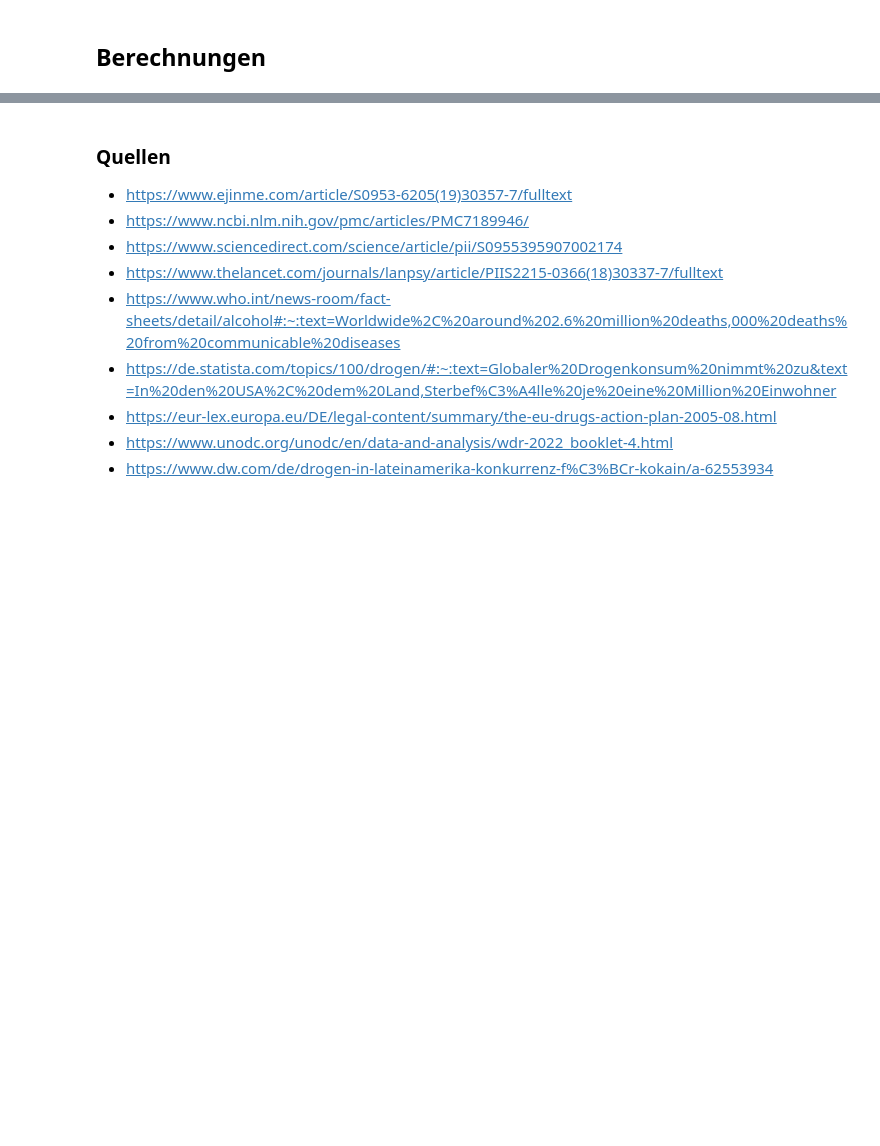
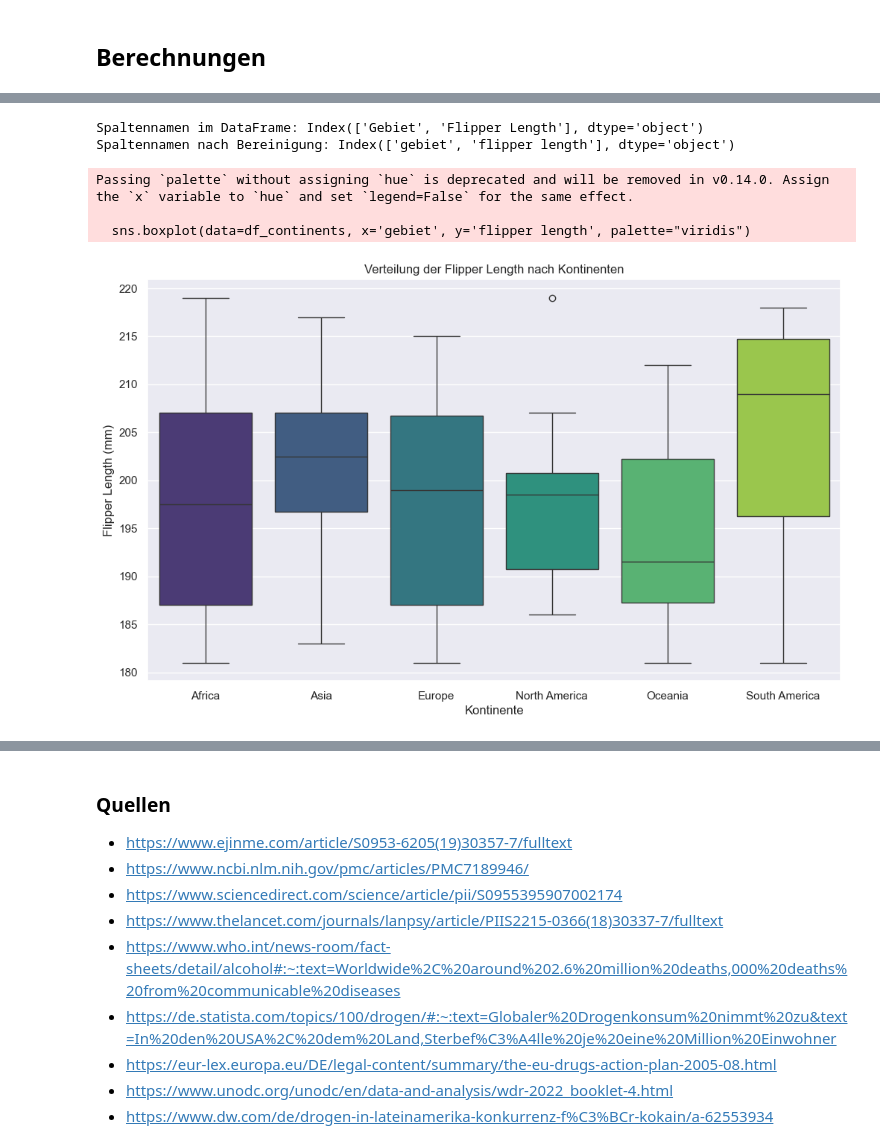
Before and after one commit to Joyce-ops/BMLD-LN2-Carmen-Mcqulat-Joyce, a Jupyter notebook: Leistungsnachweis 2.ipynb, the cells around one changed output, grey strips where cells are left out. Drawn from its saved outputs; the diff is of its cells as text; code cells hidden in the pictures; blank space fills up the shorter version.

```diff
--- a/Leistungsnachweis 2.ipynb
+++ b/Leistungsnachweis 2.ipynb
@@ -607,0 +400,39 @@ plt.show()
+# %%
+import pandas as pd
+import seaborn as sns
+import matplotlib.pyplot as plt
+
+# Spaltennamen prüfen
+print("Spaltennamen im DataFrame:", df_orig.columns)
+
+# Leerzeichen entfernen und in Kleinbuchstaben umwandeln (optional)
+df_orig.columns = df_orig.columns.str.strip().str.lower()
+
+# Kontinente filtern
+continents = ["Africa", "Asia", "Europe", "North America", "Oceania", "South America"]
+df_continents = df_orig[df_orig['gebiet'].isin(continents)]
+
+# Flipper Length prüfen
+print("Spaltennamen nach Bereinigung:", df_continents.columns)
+
+# Fehlerhafte oder fehlende Werte entfernen
+df_continents['flipper length'] = pd.to_numeric(df_continents['flipper length'], errors='coerce')
+df_continents = df_continents.dropna(subset=['flipper length', 'gebiet'])
+
+# Boxplot erstellen
+plt.figure(figsize=(12, 7))
+sns.boxplot(data=df_continents, x='gebiet', y='flipper length', palette="viridis")
+
+# Titel hinzufügen
+plt.title("Verteilung der Flipper Length nach Kontinenten")
+plt.xlabel("Kontinente")
+plt.ylabel("Flipper Length (mm)")
+
+plt.show()
+# %% [output]
+Spaltennamen im DataFrame: Index(['Gebiet', 'Flipper Length'], dtype='object')
+Spaltennamen nach Bereinigung: Index(['gebiet', 'flipper length'], dtype='object')
+Passing `palette` without assigning `hue` is deprecated and will be removed in v0.14.0. Assign the `x` variable to `hue` and set `legend=False` for the same effect.
+
+  sns.boxplot(data=df_continents, x='gebiet', y='flipper length', palette="viridis")
+[figure, added]
```
Also changed, not shown: parts of 24 cells of this notebook.
